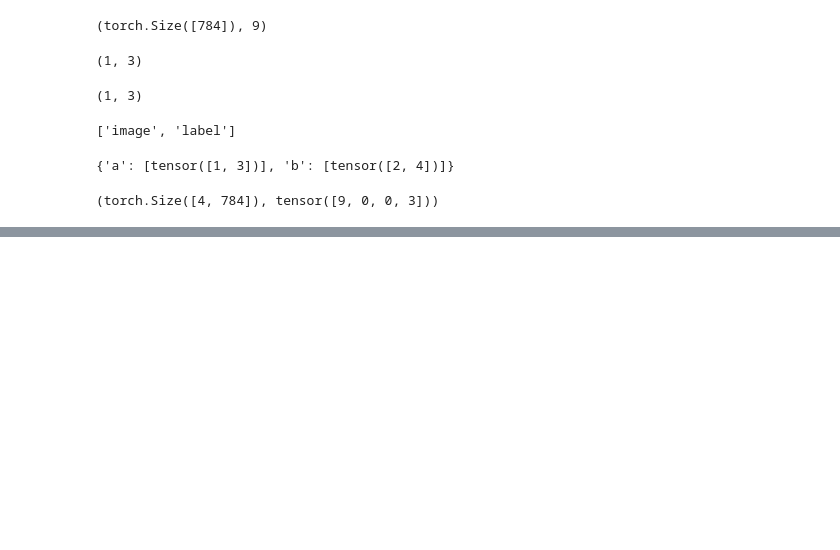
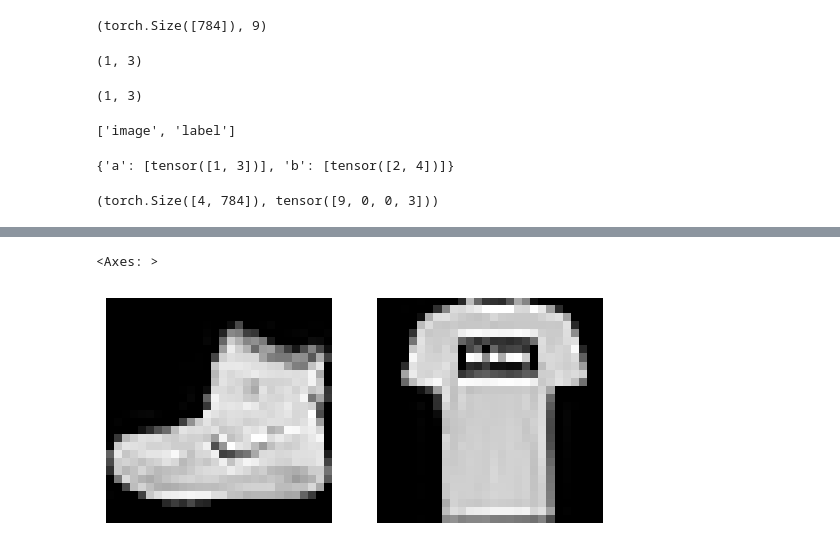
Before and after one commit to mzohaibnasir/NeuralNotes, a Jupyter notebook: 04_deepDiveIntoBasics.ipynb, the cells around one changed output, grey strips where cells are left out. Saved outputs shown, nothing was run; the diff lists cells and outputs as text; code cells hidden in the pictures; blank space fills up the shorter version.

```diff
--- a/04_deepDiveIntoBasics.ipynb
+++ b/04_deepDiveIntoBasics.ipynb
@@ -266,0 +306,8 @@ xb.shape,  yb
+# %%
+# making subplots
+fig, axs = plt.subplots(1,2)
+show_image(img, axs[0])
+show_image(xb[1], axs[1])
+# %% [output]
+<Axes: >
+[figure, added]
```
Also changed, not shown: parts of 20 cells of this notebook.
